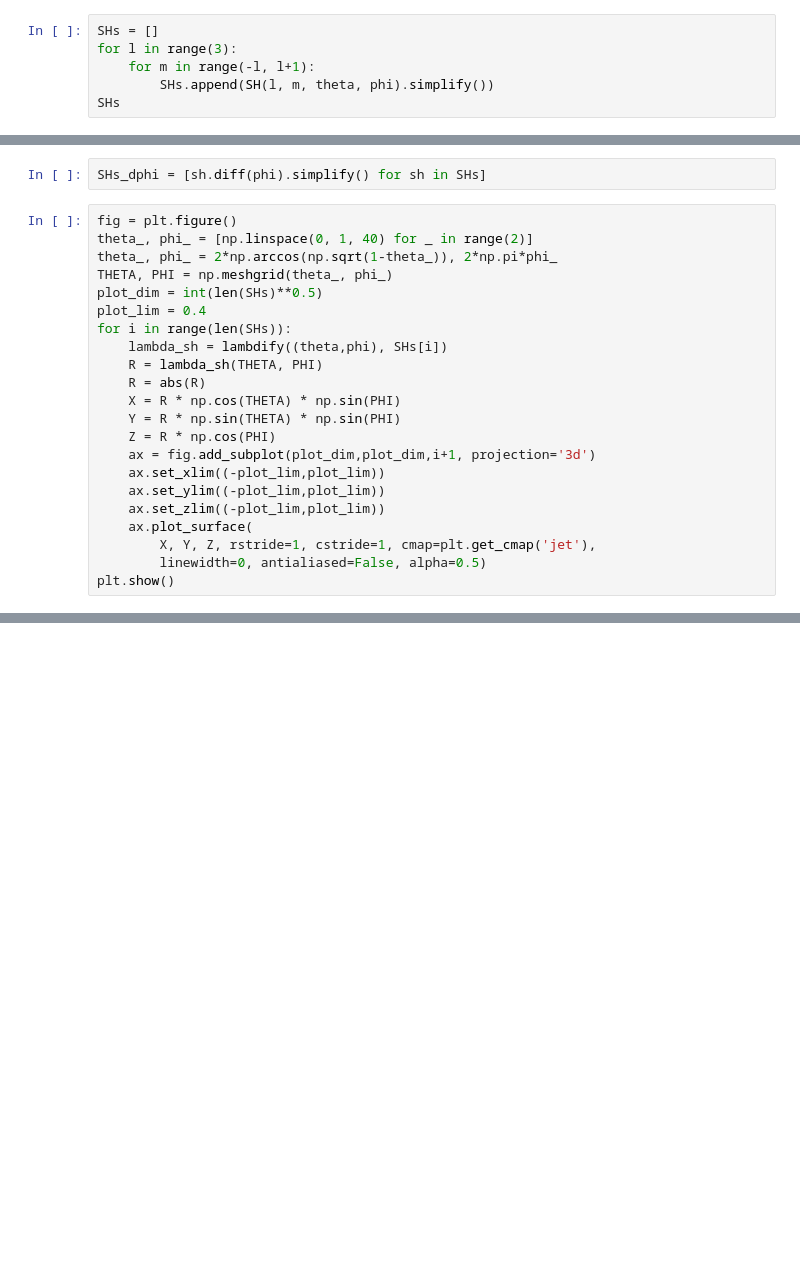
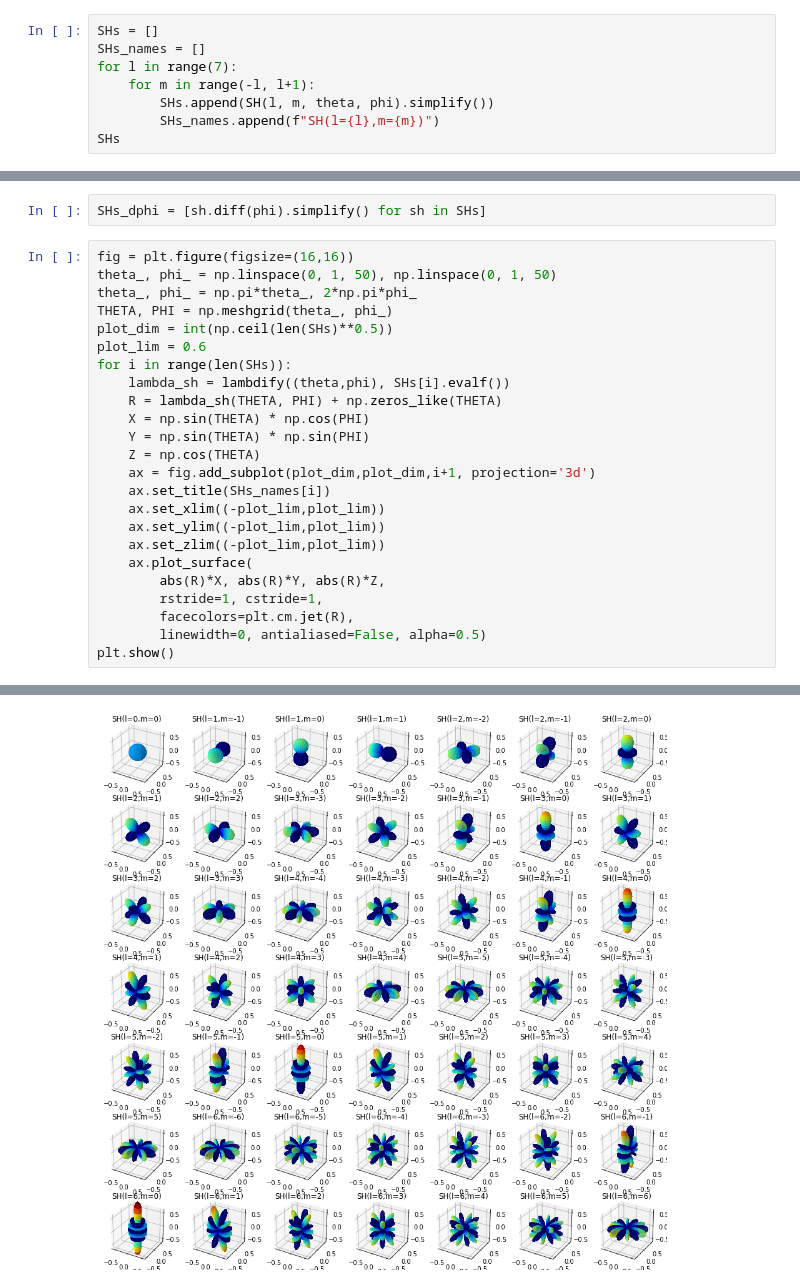
Before and after one commit to mammalwong/ml-study, a Jupyter notebook: study-spherical-harmonic.ipynb, the cells around one changed output, grey strips where cells are left out. Drawn from its saved outputs; the diff is of its cells as text; blank space fills up the shorter version.

```diff
--- a/study-spherical-harmonic.ipynb
+++ b/study-spherical-harmonic.ipynb
@@ -44,8 +44,10 @@ def vec_to_polar(x, y, z):
     return atan(y/x), acos(z)
 # %%
 SHs = []
-for l in range(3):
+SHs_names = []
+for l in range(7):
     for m in range(-l, l+1):
         SHs.append(SH(l, m, theta, phi).simplify())
+        SHs_names.append(f"SH(l={l},m={m})")
 SHs
 # %% [output]
@@ -55,25 +57,27 @@ SHs_dtheta = [sh.diff(theta).simplify() for sh in SHs]
 # %%
 SHs_dphi = [sh.diff(phi).simplify() for sh in SHs]
 # %%
-fig = plt.figure()
-theta_, phi_ = [np.linspace(0, 1, 40) for _ in range(2)]
-theta_, phi_ = 2*np.arccos(np.sqrt(1-theta_)), 2*np.pi*phi_
+fig = plt.figure(figsize=(16,16))
+theta_, phi_ = np.linspace(0, 1, 50), np.linspace(0, 1, 50)
+theta_, phi_ = np.pi*theta_, 2*np.pi*phi_
 THETA, PHI = np.meshgrid(theta_, phi_)
-plot_dim = int(len(SHs)**0.5)
-plot_lim = 0.4
+plot_dim = int(np.ceil(len(SHs)**0.5))
+plot_lim = 0.6
 for i in range(len(SHs)):
-    lambda_sh = lambdify((theta,phi), SHs[i])
-    R = lambda_sh(THETA, PHI)
-    R = abs(R)
-    X = R * np.cos(THETA) * np.sin(PHI)
-    Y = R * np.sin(THETA) * np.sin(PHI)
-    Z = R * np.cos(PHI)
+    lambda_sh = lambdify((theta,phi), SHs[i].evalf())
+    R = lambda_sh(THETA, PHI) + np.zeros_like(THETA)
+    X = np.sin(THETA) * np.cos(PHI)
+    Y = np.sin(THETA) * np.sin(PHI)
+    Z = np.cos(THETA)
     ax = fig.add_subplot(plot_dim,plot_dim,i+1, projection='3d')
+    ax.set_title(SHs_names[i])
     ax.set_xlim((-plot_lim,plot_lim))
     ax.set_ylim((-plot_lim,plot_lim))
     ax.set_zlim((-plot_lim,plot_lim))
     ax.plot_surface(
-        X, Y, Z, rstride=1, cstride=1, cmap=plt.get_cmap('jet'),
+        abs(R)*X, abs(R)*Y, abs(R)*Z,
+        rstride=1, cstride=1,
+        facecolors=plt.cm.jet(R),
         linewidth=0, antialiased=False, alpha=0.5)
 plt.show()
 # %% [output]
@@ -81,0 +84 @@ plt.show()
+[figure, added]
```
Also changed, not shown: parts of 4 cells of this notebook.
